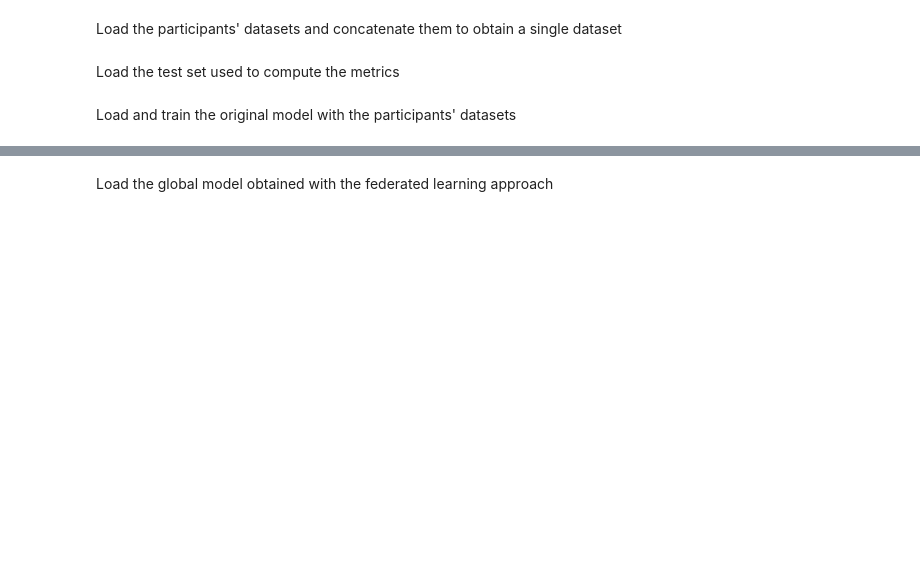
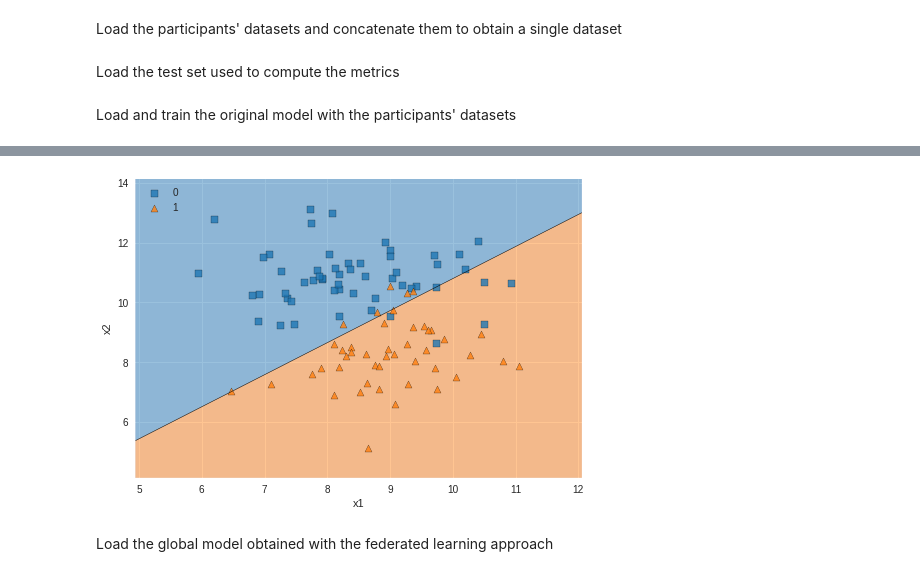
Before and after one commit to samuelfabrizi/TOBE-LearneD, a Jupyter notebook: notebooks/models_comparison.ipynb, the cells around one changed output, grey strips where cells are left out. Saved outputs shown, nothing was run; the diff lists cells and outputs as text; code cells hidden in the pictures; blank space fills up the shorter version.

Commit message:
test: updated notebooks

```diff
--- a/notebooks/models_comparison.ipynb
+++ b/notebooks/models_comparison.ipynb
@@ -15,3 +15,5 @@ from decentralized_smart_grid_ml.federated_learning.models_reader_writer \
+# %%
+plt.style.use('seaborn')
 # %%
 task_config_path = "../data_sample/simple_ml_task/simple_ml_task_config.json"
 with open(task_config_path, "r") as file_read:
@@ -49,5 +51,5 @@ y_test = test_set_df[features_names["labels"]].values
 Load and train the original model with the participants' datasets
 # %%
 model = load_fl_model(model_path)
-model.fit(x_train, y_train, epochs=json_config["epochs"])
+model.fit(x_train, y_train, epochs=json_config["epochs"]*json_config["fl_rounds"])
 # %% [output]
@@ -66,3 +66,10 @@ Epoch 2/2
+# %%
+plot_decision_regions(x_test, y_test, clf=model, legend=2)
+plt.xlabel("x1")
+plt.ylabel("x2")
+plt.show()
+# %% [output]
+[figure, added]
 # %% [markdown]
 Load the global model obtained with the federated learning approach
 # %%
```
Also changed, not shown: parts of 5 cells of this notebook, 1 other file.
